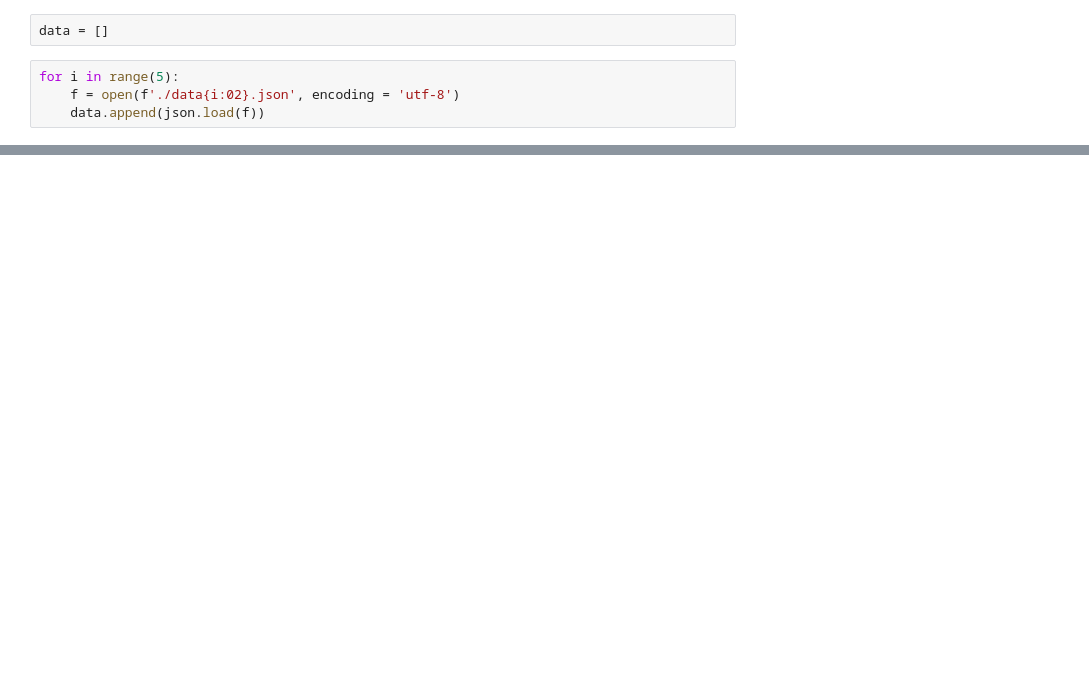
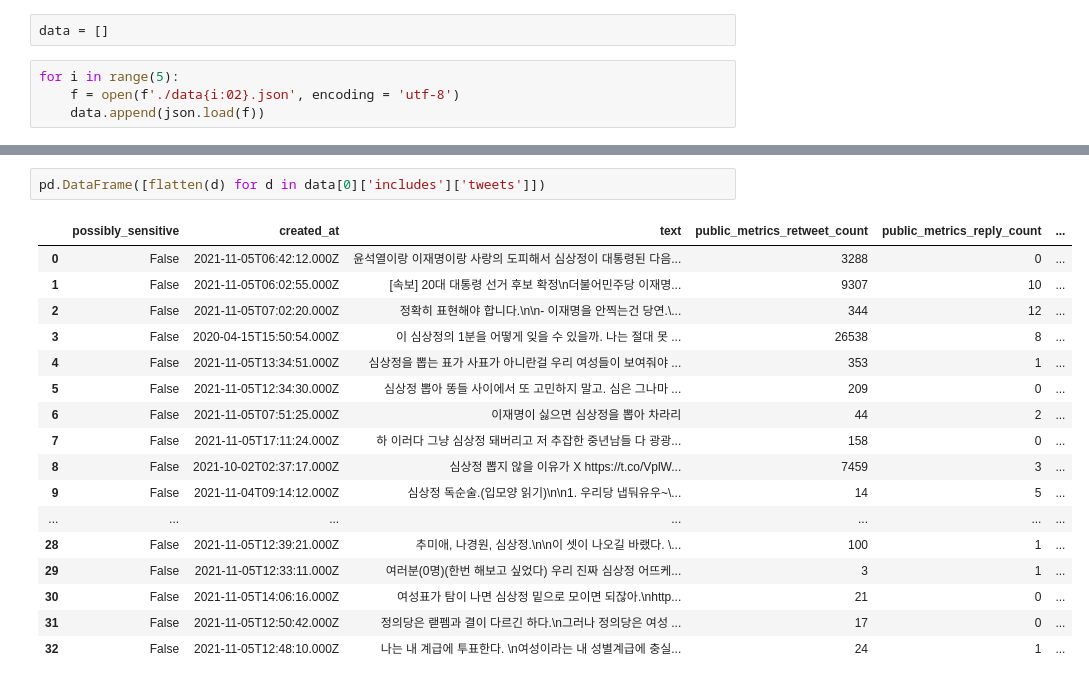
Before and after one commit to fromakim/2021Election_Analysis, a Jupyter notebook: data_prepreocess.ipynb, the cells around one changed output, grey strips where cells are left out. Saved outputs shown, nothing was run; the diff lists cells and outputs as text; blank space fills up the shorter version.

```diff
--- a/data_prepreocess.ipynb
+++ b/data_prepreocess.ipynb
@@ -41,0 +39,20 @@ dict_keys(['users', 'tweets', 'media'])
+# %%
+pd.DataFrame([flatten(d) for d in data[0]['includes']['tweets']])
+# %% [output]
+|  | possibly_sensitive | created_at | text | public_metrics_retweet_count | public_metrics_reply_count | ... |
+| 0 | False | 2021-11-05T06:42:12.000Z | 윤석열이랑 이재명이랑 사랑의 도피해서 심상정이 대통령된 다음... | 3288 | 0 | ... |
+| 1 | False | 2021-11-05T06:02:55.000Z | [속보] 20대 대통령 선거 후보 확정\n더불어민주당 이재명... | 9307 | 10 | ... |
+| 2 | False | 2021-11-05T07:02:20.000Z | 정확히 표현해야 합니다.\n\n- 이재명을 안찍는건 당연.\... | 344 | 12 | ... |
+| 3 | False | 2020-04-15T15:50:54.000Z | 이 심상정의 1분을 어떻게 잊을 수 있을까. 나는 절대 못 ... | 26538 | 8 | ... |
+| 4 | False | 2021-11-05T13:34:51.000Z | 심상정을 뽑는 표가 사표가 아니란걸 우리 여성들이 보여줘야 ... | 353 | 1 | ... |
+| 5 | False | 2021-11-05T12:34:30.000Z | 심상정 뽑아 똥들 사이에서 또 고민하지 말고. 심은 그나마 ... | 209 | 0 | ... |
+| 6 | False | 2021-11-05T07:51:25.000Z | 이재명이 싫으면 심상정을 뽑아 차라리 | 44 | 2 | ... |
+| 7 | False | 2021-11-05T17:11:24.000Z | 하 이러다 그냥 심상정 돼버리고 저 추잡한 중년남들 다 광광... | 158 | 0 | ... |
+| 8 | False | 2021-10-02T02:37:17.000Z | 심상정 뽑지 않을 이유가 X https://t.co/VplW... | 7459 | 3 | ... |
+| 9 | False | 2021-11-04T09:14:12.000Z | 심상정 독순술.(입모양 읽기)\n\n1. 우리당 냅둬유우~\... | 14 | 5 | ... |
+| ... | ... | ... | ... | ... | ... | ... |
+| 28 | False | 2021-11-05T12:39:21.000Z | 추미애, 나경원, 심상정.\n\n이 셋이 나오길 바랬다. \... | 100 | 1 | ... |
+| 29 | False | 2021-11-05T12:33:11.000Z | 여러분(0명)(한번 해보고 싶었다) 우리 진짜 심상정 어뜨케... | 3 | 1 | ... |
+| 30 | False | 2021-11-05T14:06:16.000Z | 여성표가 탐이 나면 심상정 밑으로 모이면 되잖아.\nhttp... | 21 | 0 | ... |
+| 31 | False | 2021-11-05T12:50:42.000Z | 정의당은 랟펨과 결이 다르긴 하다.\n그러나 정의당은 여성 ... | 17 | 0 | ... |
+| 32 | False | 2021-11-05T12:48:10.000Z | 나는 내 계급에 투표한다. \n여성이라는 내 성별계급에 충실... | 24 | 1 | ... |
```
Also changed, not shown: parts of 6 cells of this notebook.
